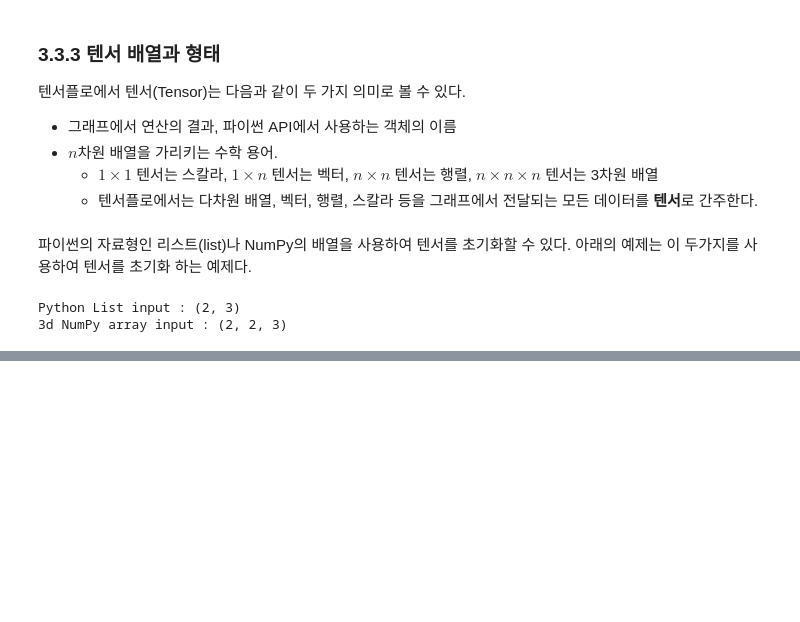
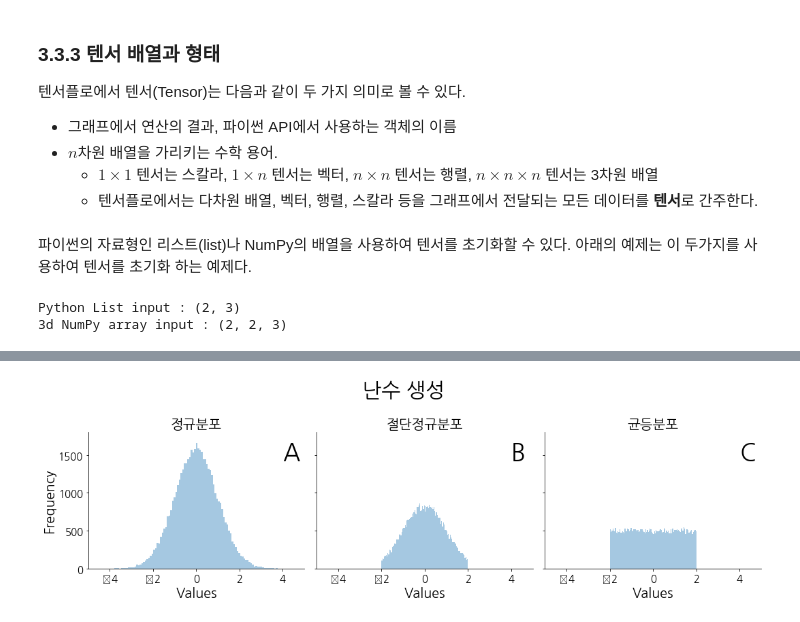
Before and after one commit to ExcelsiorCJH/LearningTensorFlow, a Jupyter notebook: Chap03-TensorFlow_Basics/Chap03-TensorFlow_Basics.ipynb, the cells around one changed output, grey strips where cells are left out. Drawn from its saved outputs; the diff is of its cells as text; code cells hidden in the pictures; blank space fills up the shorter version.

```diff
--- a/Chap03-TensorFlow_Basics/Chap03-TensorFlow_Basics.ipynb
+++ b/Chap03-TensorFlow_Basics/Chap03-TensorFlow_Basics.ipynb
@@ -261,0 +276,48 @@ Python List input : (2, 3)
+# %%
+sess = tf.InteractiveSession()
+
+# === Normal and Truncated normal distribution ===
+mean, std = 0, 1
+x_normal = tf.random_normal((1, 50000), mean, std).eval()  # shape = (1, 50000)
+x_truncated = tf.truncated_normal((1, 50000), mean, std).eval()
+
+# === Uniform distribution ===
+minval, maxval = -2, 2
+x_uniform = tf.random_uniform((1, 50000), minval, maxval).eval()
+
+sess.close()
+# %%
+# matplotlib 설정 부분
+def simpleaxis(ax):
+    ax.spines['top'].set_visible(False)
+    ax.spines['right'].set_visible(False)
+    ax.get_xaxis().tick_bottom()
+    ax.get_yaxis().tick_left()
+    ax.tick_params(axis='both', which='major', labelsize=15)
+
+def get_axis_limits(ax, scale=.8):
+    return ax.get_xlim()[1]*scale, ax.get_ylim()[1]*scale
+
+f,axarr = plt.subplots(1,3,figsize=[15,4],sharey=True)
+titles = ['정규분포','절단정규분포','균등분포']
+
+for i,x in enumerate([x_normal,x_truncated,x_uniform]):
+    ax = axarr[i]
+    ax.hist(x[0], bins=100, alpha=0.4)
+    ax.set_title(titles[i], fontsize=20)
+    ax.set_xlabel('Values', fontsize=20)
+    ax.set_xlim([-5, 5])
+    ax.set_ylim([0, 1800])
+
+    simpleaxis(ax)
+
+axarr[0].set_ylabel('Frequency', fontsize=20)
+plt.suptitle('난수 생성', fontsize=30, y=1.15)
+
+for ax,letter in zip(axarr,['A','B','C']):
+    simpleaxis(ax)
+    ax.annotate(letter, xy=get_axis_limits(ax),fontsize=35)
+
+plt.tight_layout()
+# %% [output]
+[figure, added]
```
Also changed, not shown: parts of 21 cells of this notebook.
